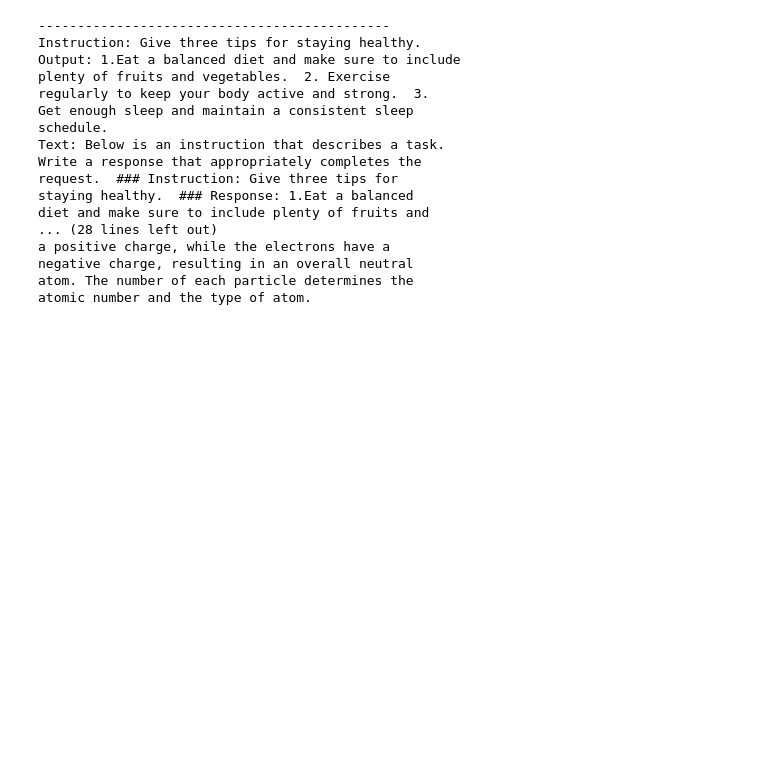
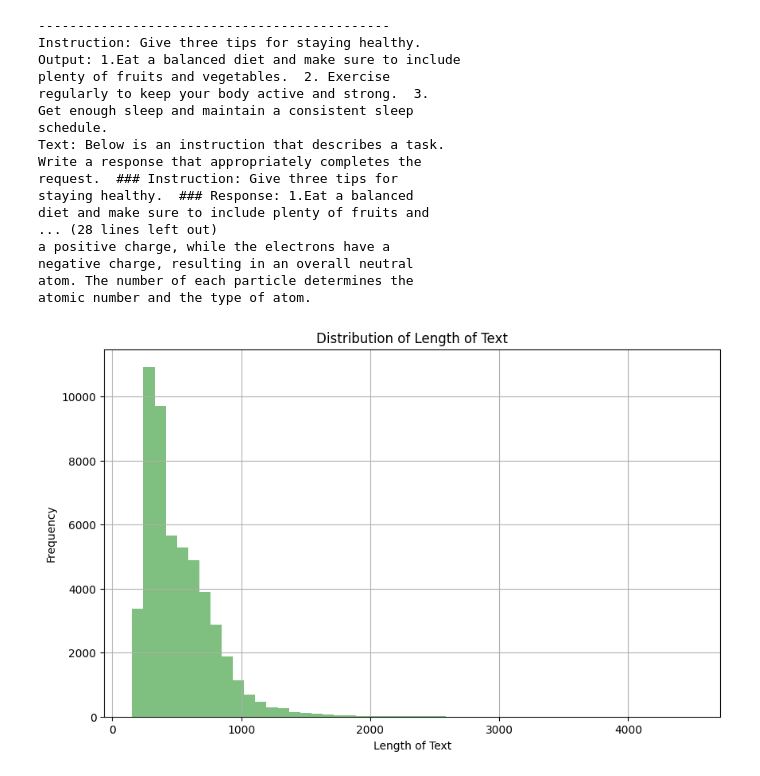
Before and after one commit to parham2013/LLM-With-PyTorch, a Jupyter notebook: LLM-With-PyTorch.ipynb, the cells around one changed output. Saved outputs shown, nothing was run; the diff lists cells and outputs as text; code cells hidden in the pictures; blank space fills up the shorter version.

```diff
--- a/LLM-With-PyTorch.ipynb
+++ b/LLM-With-PyTorch.ipynb
@@ -74,0 +90,13 @@ tokenizer = AutoTokenizer.from_pretrained(pretrained_model_name, trust_remote_co
+# %%
+pandas_format['text_length'] = pandas_format['text'].apply(len)
+
+
+plt.figure(figsize=(10,6))
+plt.hist(pandas_format['text_length'], bins=50, alpha=0.5, color='g')
+plt.title('Distribution of Length of Text')
+plt.xlabel('Length of Text')
+plt.ylabel('Frequency')
+plt.grid(True)
+plt.show()
+# %% [output]
+[figure, added]
```
Also changed, not shown: parts of 8 cells of this notebook.
